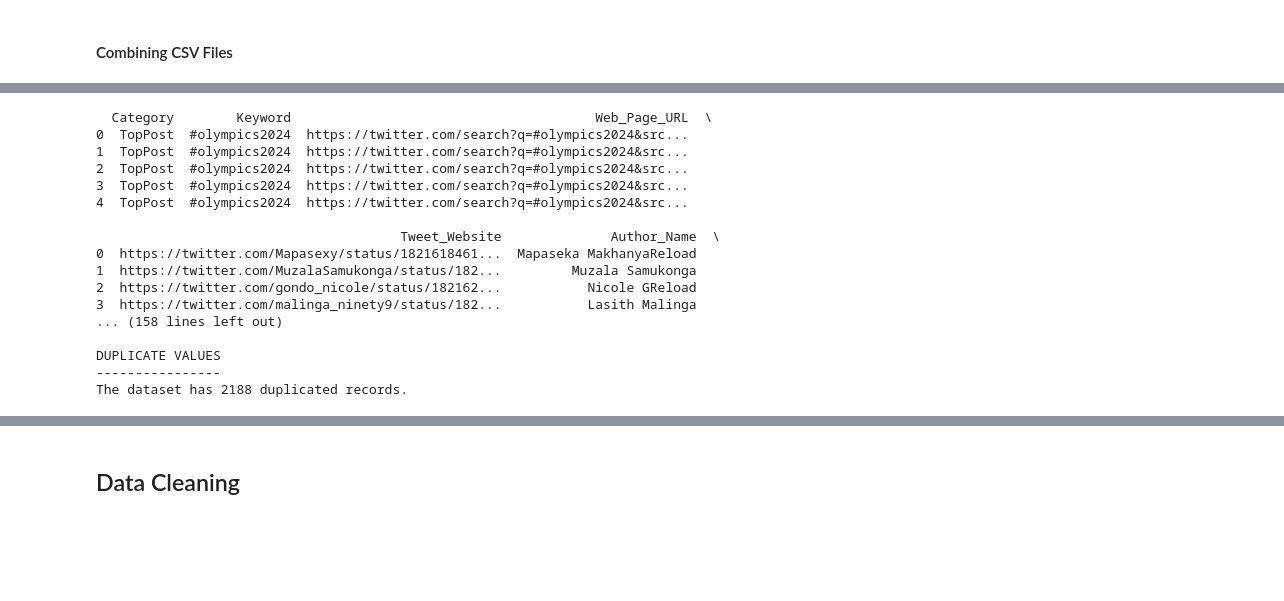
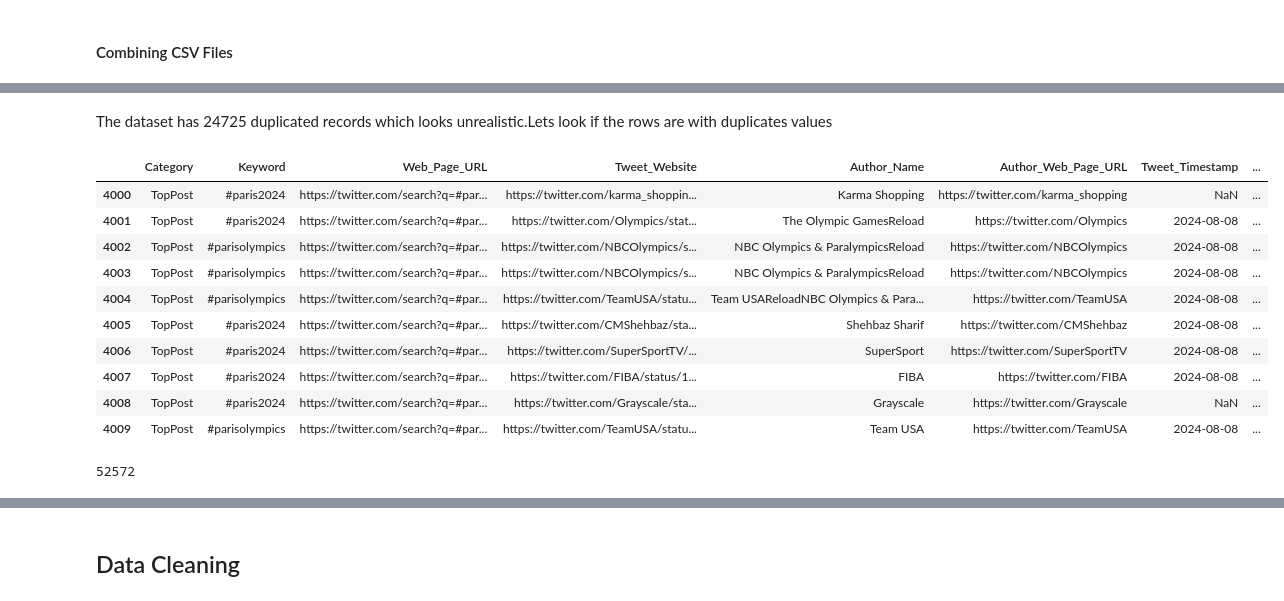
Before and after one commit to Atieng/sentiment-analysis-2024-olympics, a Jupyter notebook: sentiment.ipynb, the cells around one changed output, grey strips where cells are left out. Saved outputs shown, nothing was run; the diff lists cells and outputs as text; code cells hidden in the pictures; blank space fills up the shorter version.

```diff
--- a/sentiment.ipynb
+++ b/sentiment.ipynb
@@ -265,30 +240,27 @@ The dataset has 2188 duplicated records.
-# %%
-# Create an instance of DataUnderstanding
-data = DataUnderstanding()
-
-# Load the dataset
-data_path = data.load_data(path="2024-olympics-sentiments.csv")
-
-# Display the first five rows of the dataset
-print(data_path.head())
-
-# Get an understanding of the dataset
-data.understanding()
-# %% [output]
-  Category        Keyword                                       Web_Page_URL  \
-0  TopPost  #olympics2024  https://twitter.com/search?q=#olympics2024&src...
-1  TopPost  #olympics2024  https://twitter.com/search?q=#olympics2024&src...
-2  TopPost  #olympics2024  https://twitter.com/search?q=#olympics2024&src...
-3  TopPost  #olympics2024  https://twitter.com/search?q=#olympics2024&src...
-4  TopPost  #olympics2024  https://twitter.com/search?q=#olympics2024&src...
-
-                                       Tweet_Website              Author_Name  \
-0  https://twitter.com/Mapasexy/status/1821618461...  Mapaseka MakhanyaReload
-1  https://twitter.com/MuzalaSamukonga/status/182...         Muzala Samukonga
-2  https://twitter.com/gondo_nicole/status/182162...           Nicole GReload
-3  https://twitter.com/malinga_ninety9/status/182...           Lasith Malinga
-... (158 lines left out)
-
-DUPLICATE VALUES
-----------------
-The dataset has 2188 duplicated records.
+# %% [markdown]
+The dataset has 24725 duplicated records which looks unrealistic.Lets look if the rows are with duplicates values
+# %%
+# Identify duplicated rows
+duplicates = df[df.duplicated(keep=False)]  # keep=False marks all duplicates as True
+
+# Print the duplicated rows
+duplicates.iloc[4000:4010]
+# len(duplicates)
+# %% [output]
+|  | Category | Keyword | Web_Page_URL | Tweet_Website | Author_Name | Author_Web_Page_URL | Tweet_Timestamp | ... |
+| 4000 | TopPost | #paris2024 | https://twitter.com/search?q=#par... | https://twitter.com/karma_shoppin... | Karma Shopping | https://twitter.com/karma_shopping | NaN | ... |
+| 4001 | TopPost | #paris2024 | https://twitter.com/search?q=#par... | https://twitter.com/Olympics/stat... | The Olympic GamesReload | https://twitter.com/Olympics | 2024-08-08 | ... |
+| 4002 | TopPost | #parisolympics | https://twitter.com/search?q=#par... | https://twitter.com/NBCOlympics/s... | NBC Olympics & ParalympicsReload | https://twitter.com/NBCOlympics | 2024-08-08 | ... |
+| 4003 | TopPost | #parisolympics | https://twitter.com/search?q=#par... | https://twitter.com/NBCOlympics/s... | NBC Olympics & ParalympicsReload | https://twitter.com/NBCOlympics | 2024-08-08 | ... |
+| 4004 | TopPost | #parisolympics | https://twitter.com/search?q=#par... | https://twitter.com/TeamUSA/statu... | Team USAReloadNBC Olympics & Para... | https://twitter.com/TeamUSA | 2024-08-08 | ... |
+| 4005 | TopPost | #paris2024 | https://twitter.com/search?q=#par... | https://twitter.com/CMShehbaz/sta... | Shehbaz Sharif | https://twitter.com/CMShehbaz | 2024-08-08 | ... |
+| 4006 | TopPost | #paris2024 | https://twitter.com/search?q=#par... | https://twitter.com/SuperSportTV/... | SuperSport | https://twitter.com/SuperSportTV | 2024-08-08 | ... |
+| 4007 | TopPost | #paris2024 | https://twitter.com/search?q=#par... | https://twitter.com/FIBA/status/1... | FIBA | https://twitter.com/FIBA | 2024-08-08 | ... |
+| 4008 | TopPost | #paris2024 | https://twitter.com/search?q=#par... | https://twitter.com/Grayscale/sta... | Grayscale | https://twitter.com/Grayscale | NaN | ... |
+| 4009 | TopPost | #parisolympics | https://twitter.com/search?q=#par... | https://twitter.com/TeamUSA/statu... | Team USA | https://twitter.com/TeamUSA | 2024-08-08 | ... |
+# %%
+# Checking duplicates based on specific columns
+duplicates = df[df.duplicated(subset=['Tweet_Website'], keep=False)]
+len(duplicates)
+# %% [output]
+52572
```
Also changed, not shown: parts of 25 cells of this notebook.
